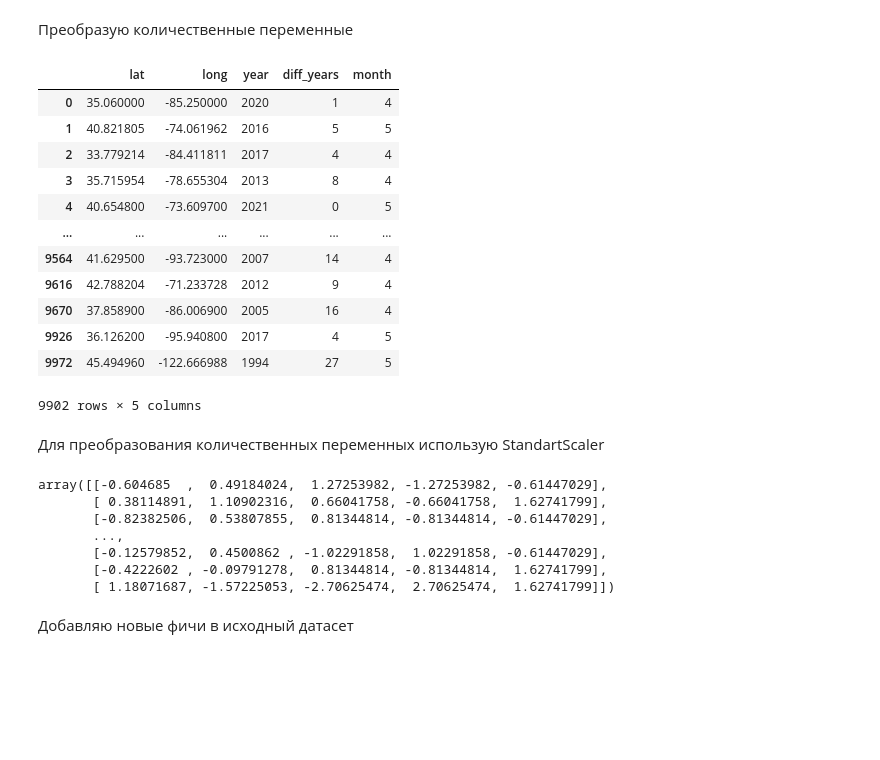
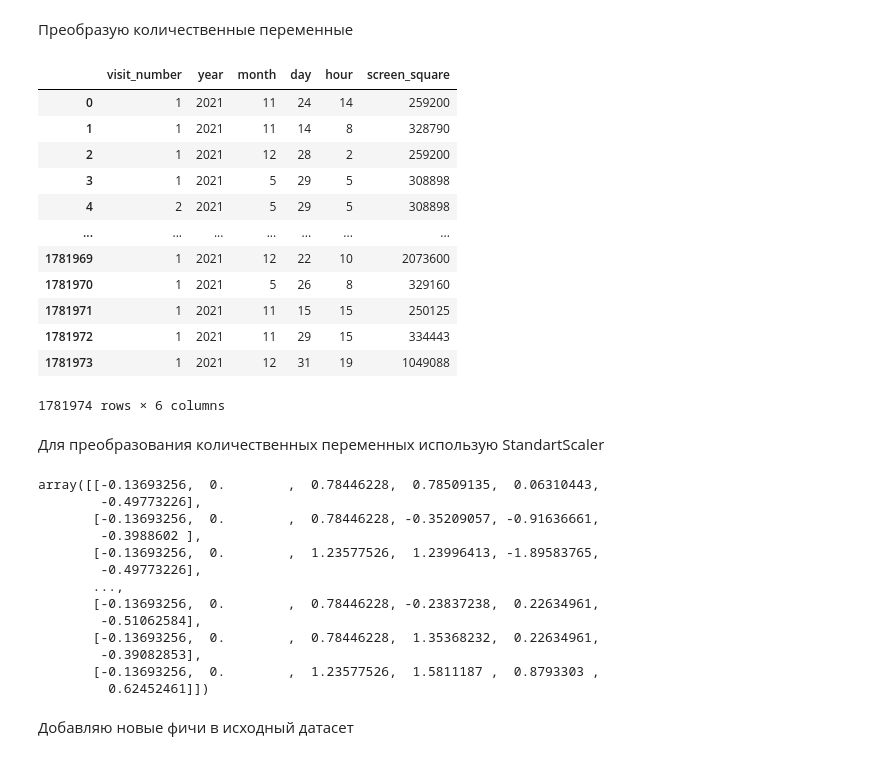
Before and after one commit to IgorKolotushkin/ds_diploma, a Jupyter notebook: diploma_clean.ipynb, the cells around one changed output. Drawn from its saved outputs; the diff is of its cells as text; code cells hidden in the pictures; blank space fills up the shorter version.

```diff
--- a/diploma_clean.ipynb
+++ b/diploma_clean.ipynb
@@ -802,6 +783,6 @@ for variable in variables:
 # %% [markdown]
 Создаю дадафрейм только с необходимыми переменными
 # %%
-data = df[variables]
+data = com_df[cat_variables]
 data
 # %% [output]
@@ -822,7 +803,7 @@ data
 Преобразую катгориальные переменные с помощью OnrHotEncoder
 # %%
 ohe = OneHotEncoder(sparse_output=False)
-ohe.fit(data[variables])
+ohe.fit(data[cat_variables])
 ohe_data = ohe.transform(data)
 print(ohe_data.shape)
 ohe_data
@@ -838,6 +819,6 @@ array([[0., 0., 0., ..., 0., 1., 0.],
 # %% [markdown]
 Дополняю датафрейм перобразованными переменными
 # %%
-df[ohe.get_feature_names_out()] = ohe_data
-df.head(5)
+com_df[ohe.get_feature_names_out()] = ohe_data
+com_df.head(5)
 # %% [output]
@@ -902,31 +832,33 @@ Name: diff_years, Length: 9902, dtype: Int64
 # %% [markdown]
 Преобразую количественные переменные
+# %%
+count_variables = [
+    'visit_number',
+    'year',
+    'month',
+    'day',
+    'hour',
+    'screen_square',
+]
 # %%
-columns_list = [
-    "lat",
-    "long",
-    "year",
-    "diff_years",
-    "month"
-]
-columns_std = [col + '_std' for col in columns_list]
+columns_std = [f'{col}_std' for col in count_variables]
 
-data_num = df[columns_list]
+data_num = com_df[count_variables]
 data_num
 # %% [output]
-|  | lat | long | year | diff_years | month |
-| 0 | 35.060000 | -85.250000 | 2020 | 1 | 4 |
-| 1 | 40.821805 | -74.061962 | 2016 | 5 | 5 |
-| 2 | 33.779214 | -84.411811 | 2017 | 4 | 4 |
-| 3 | 35.715954 | -78.655304 | 2013 | 8 | 4 |
-| 4 | 40.654800 | -73.609700 | 2021 | 0 | 5 |
-| ... | ... | ... | ... | ... | ... |
-| 9564 | 41.629500 | -93.723000 | 2007 | 14 | 4 |
-| 9616 | 42.788204 | -71.233728 | 2012 | 9 | 4 |
-| 9670 | 37.858900 | -86.006900 | 2005 | 16 | 4 |
-| 9926 | 36.126200 | -95.940800 | 2017 | 4 | 5 |
-| 9972 | 45.494960 | -122.666988 | 1994 | 27 | 5 |
+|  | visit_number | year | month | day | hour | screen_square |
+| 0 | 1 | 2021 | 11 | 24 | 14 | 259200 |
+| 1 | 1 | 2021 | 11 | 14 | 8 | 328790 |
+| 2 | 1 | 2021 | 12 | 28 | 2 | 259200 |
+| 3 | 1 | 2021 | 5 | 29 | 5 | 308898 |
+| 4 | 2 | 2021 | 5 | 29 | 5 | 308898 |
+| ... | ... | ... | ... | ... | ... | ... |
+| 1781969 | 1 | 2021 | 12 | 22 | 10 | 2073600 |
+| 1781970 | 1 | 2021 | 5 | 26 | 8 | 329160 |
+| 1781971 | 1 | 2021 | 11 | 15 | 15 | 250125 |
+| 1781972 | 1 | 2021 | 11 | 29 | 15 | 334443 |
+| 1781973 | 1 | 2021 | 12 | 31 | 19 | 1049088 |
-9902 rows × 5 columns
+1781974 rows × 6 columns
 # %% [markdown]
 Для преобразования количественных переменных использую StandartScaler
 # %%
@@ -935,13 +867,19 @@ std_scaler.fit(data_num)
 std_scaler_new = std_scaler.transform(data_num)
 std_scaler_new
 # %% [output]
-array([[-0.604685  ,  0.49184024,  1.27253982, -1.27253982, -0.61447029],
-       [ 0.38114891,  1.10902316,  0.66041758, -0.66041758,  1.62741799],
-       [-0.82382506,  0.53807855,  0.81344814, -0.81344814, -0.61447029],
+array([[-0.13693256,  0.        ,  0.78446228,  0.78509135,  0.06310443,
+        -0.49773226],
+       [-0.13693256,  0.        ,  0.78446228, -0.35209057, -0.91636661,
+        -0.3988602 ],
+       [-0.13693256,  0.        ,  1.23577526,  1.23996413, -1.89583765,
+        -0.49773226],
        ...,
-       [-0.12579852,  0.4500862 , -1.02291858,  1.02291858, -0.61447029],
-       [-0.4222602 , -0.09791278,  0.81344814, -0.81344814,  1.62741799],
-       [ 1.18071687, -1.57225053, -2.70625474,  2.70625474,  1.62741799]])
+       [-0.13693256,  0.        ,  0.78446228, -0.23837238,  0.22634961,
+        -0.51062584],
+       [-0.13693256,  0.        ,  0.78446228,  1.35368232,  0.22634961,
+        -0.39082853],
+       [-0.13693256,  0.        ,  1.23577526,  1.5811187 ,  0.8793303 ,
+         0.62452461]])
 # %% [markdown]
 Добавляю новые фичи в исходный датасет
 # %%
```
Also changed, not shown: parts of 28 cells of this notebook.
